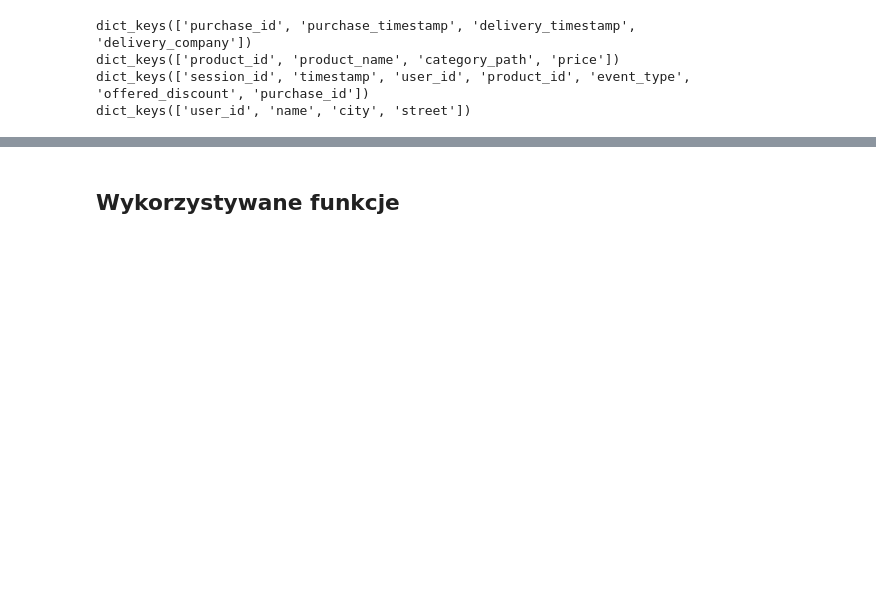
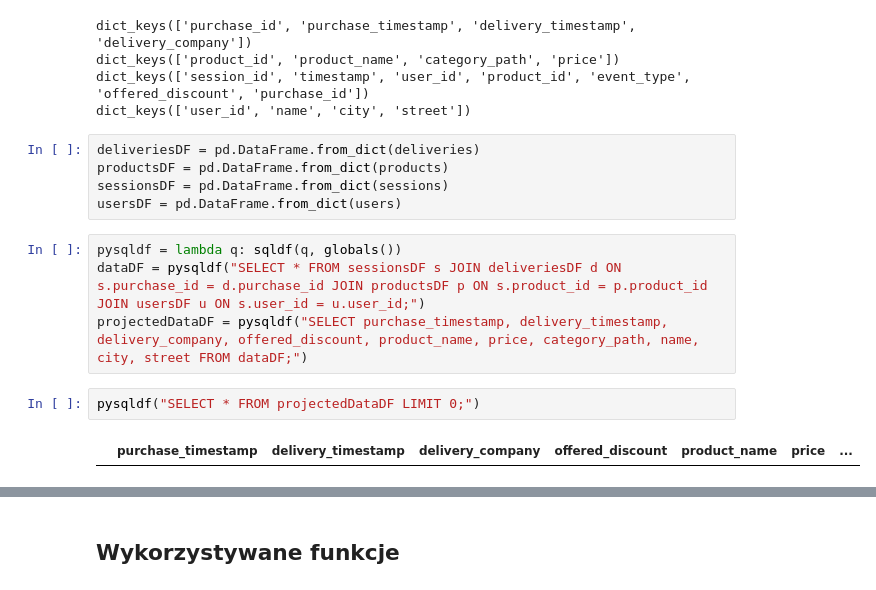
Before and after one commit to plibera/IUM_Project, a Jupyter notebook: dataAnalysis.ipynb, the cells around one changed output, grey strips where cells are left out. Saved outputs shown, nothing was run; the diff lists cells and outputs as text; blank space fills up the shorter version.

Commit message:
Use pandasql to try to explain incorrect delivery times

```diff
--- a/dataAnalysis.ipynb
+++ b/dataAnalysis.ipynb
@@ -31,3 +42,16 @@ dict_keys(['purchase_id', 'purchase_timestamp', 'delivery_timestamp', 'delivery_
 dict_keys(['product_id', 'product_name', 'category_path', 'price'])
 dict_keys(['session_id', 'timestamp', 'user_id', 'product_id', 'event_type', 'offered_discount', 'purchase_id'])
 dict_keys(['user_id', 'name', 'city', 'street'])
+# %%
+deliveriesDF = pd.DataFrame.from_dict(deliveries)
+productsDF = pd.DataFrame.from_dict(products)
+sessionsDF = pd.DataFrame.from_dict(sessions)
+usersDF = pd.DataFrame.from_dict(users)
+# %%
+pysqldf = lambda q: sqldf(q, globals())
+dataDF = pysqldf("SELECT * FROM sessionsDF s JOIN deliveriesDF d ON s.purchase_id = d.purchase_id JOIN productsDF p ON s.product_id = p.product_id JOIN usersDF u ON s.user_id = u.user_id;")
+projectedDataDF = pysqldf("SELECT purchase_timestamp, delivery_timestamp, delivery_company, offered_discount, product_name, price, category_path, name, city, street FROM dataDF;")
+# %%
+pysqldf("SELECT * FROM projectedDataDF LIMIT 0;")
+# %% [output]
+|  | purchase_timestamp | delivery_timestamp | delivery_company | offered_discount | product_name | price | ... |
```
Also changed, not shown: parts of 3 cells of this notebook.
